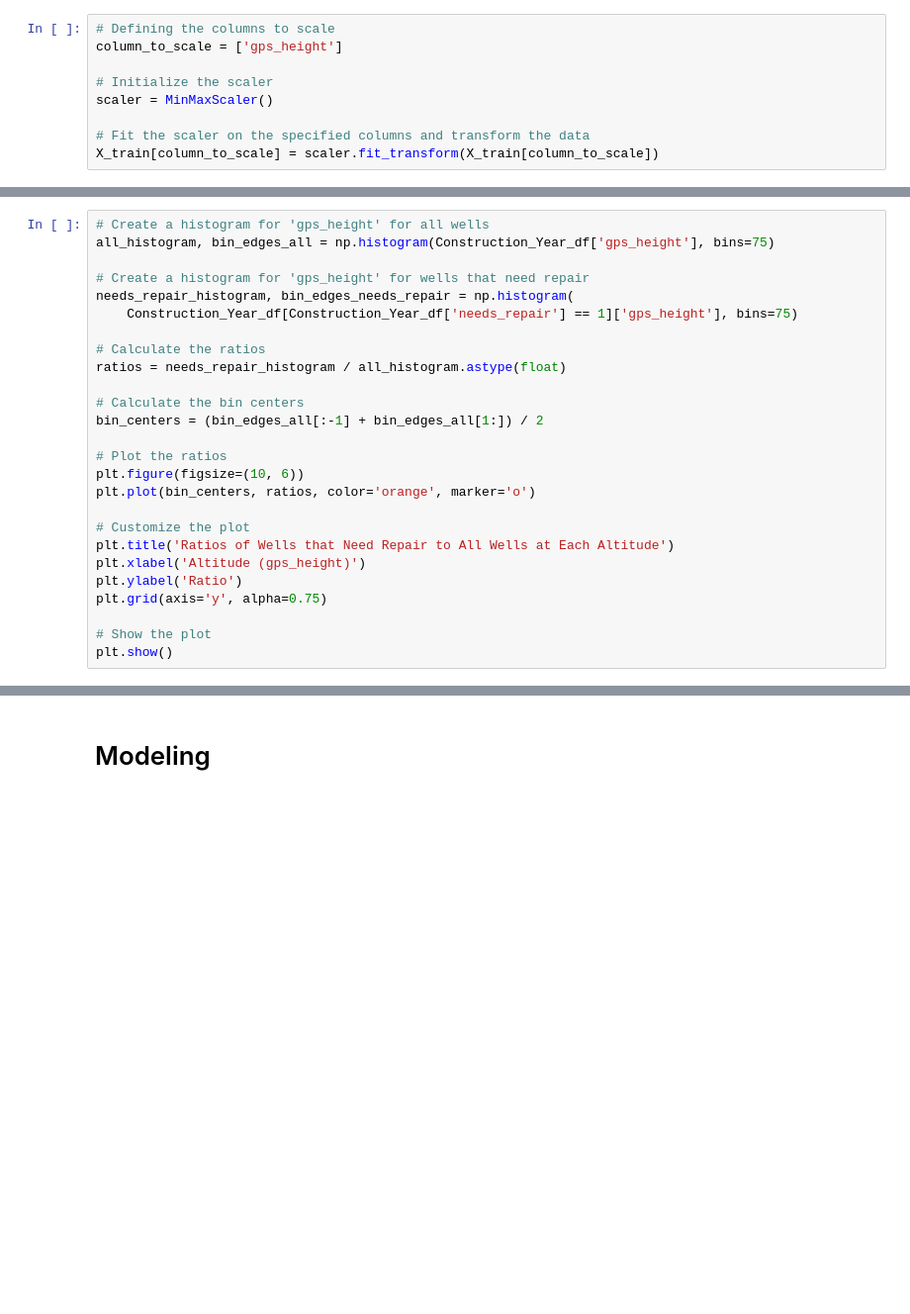
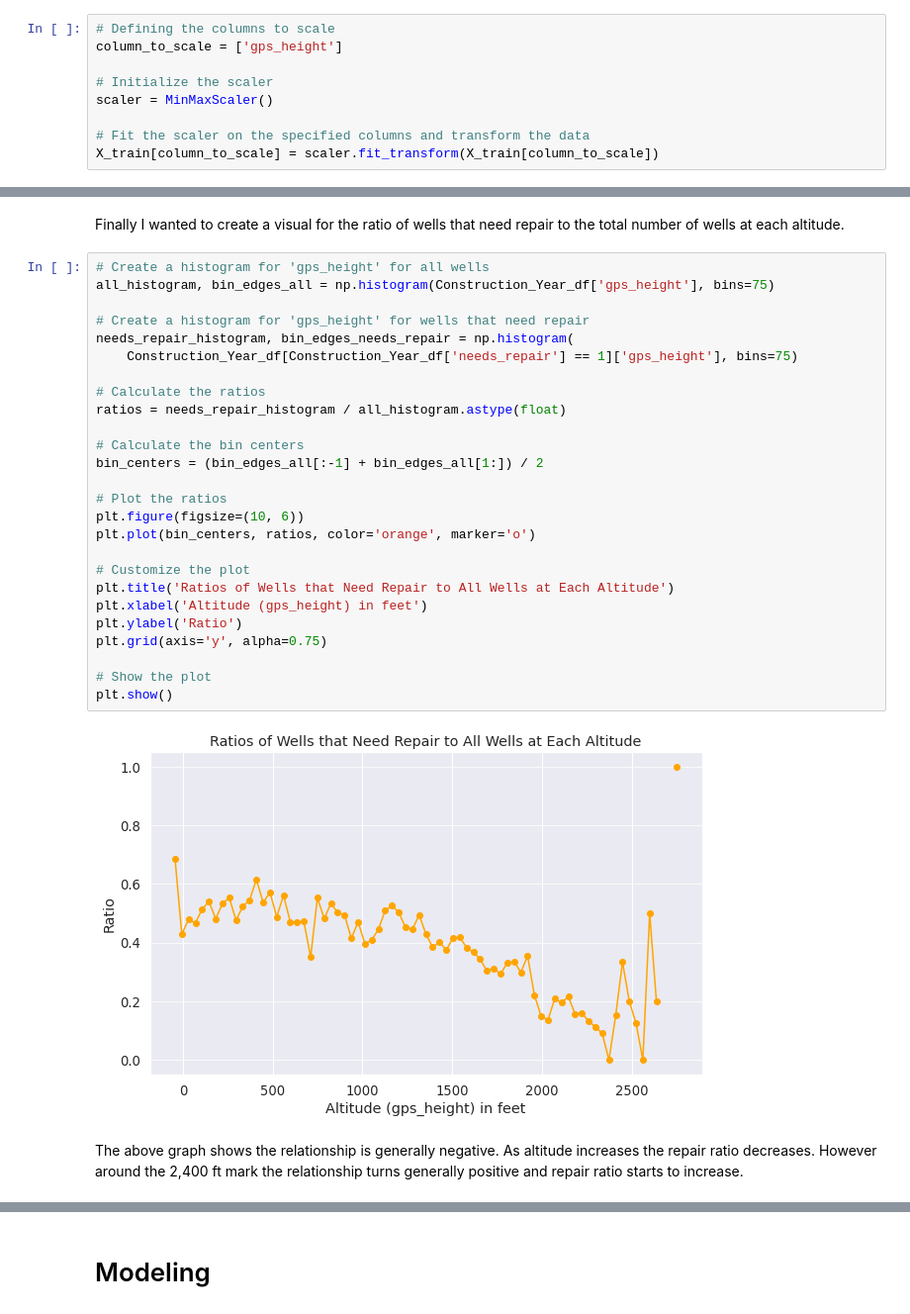
Before and after one commit to adammarianacci/Waterwell_Analysis, a Jupyter notebook: notebook.ipynb, the cells around one changed output, grey strips where cells are left out. Shown at 99% size. Saved outputs shown, nothing was run; the diff lists cells and outputs as text; blank space fills up the shorter version.

```diff
--- a/notebook.ipynb
+++ b/notebook.ipynb
@@ -245,26 +292,32 @@ plt.show()
+# %% [markdown]
+Finally I wanted to create a visual for the ratio of wells that need repair to the total number of wells at each altitude.
 # %%
 # Create a histogram for 'gps_height' for all wells
 all_histogram, bin_edges_all = np.histogram(Construction_Year_df['gps_height'], bins=75)
 
 # Create a histogram for 'gps_height' for wells that need repair
 needs_repair_histogram, bin_edges_needs_repair = np.histogram(
     Construction_Year_df[Construction_Year_df['needs_repair'] == 1]['gps_height'], bins=75)
 
 # Calculate the ratios
 ratios = needs_repair_histogram / all_histogram.astype(float)
 
 # Calculate the bin centers
 bin_centers = (bin_edges_all[:-1] + bin_edges_all[1:]) / 2
 
 # Plot the ratios
 plt.figure(figsize=(10, 6))
 plt.plot(bin_centers, ratios, color='orange', marker='o')
 
 # Customize the plot
 plt.title('Ratios of Wells that Need Repair to All Wells at Each Altitude')
-plt.xlabel('Altitude (gps_height)')
+plt.xlabel('Altitude (gps_height) in feet')
 plt.ylabel('Ratio')
 plt.grid(axis='y', alpha=0.75)
 
 # Show the plot
 plt.show()
+# %% [output]
+[figure, added]
+# %% [markdown]
+The above graph shows the relationship is generally negative. As altitude increases the repair ratio decreases. However around the 2,400 ft mark the relationship turns generally positive and repair ratio starts to increase.
```
Also changed, not shown: parts of 73 cells of this notebook.
